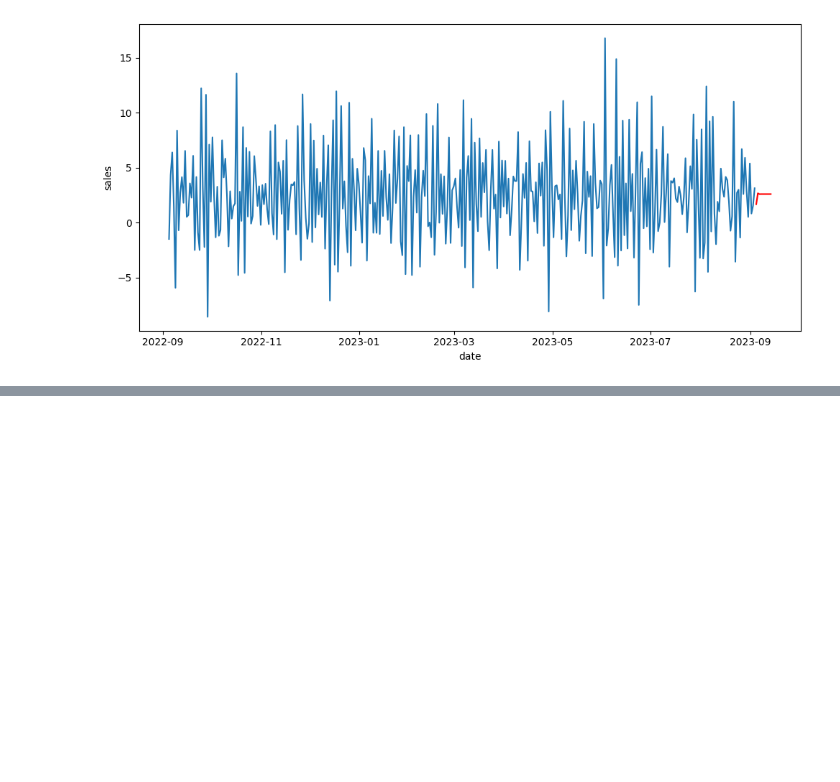
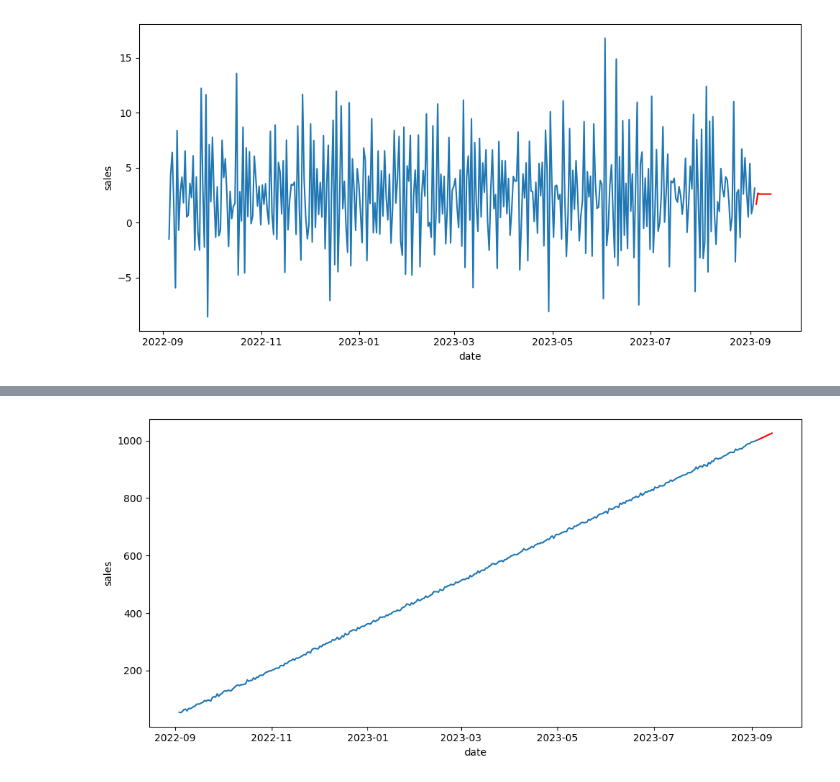
Before and after one commit to 4GeeksAcademy/STA-Marina, a Jupyter notebook: src/explore.ipynb, the cells around one changed output, grey strips where cells are left out. Cells and saved outputs as stored; diff of their text form; code cells hidden in the pictures; blank space fills up the shorter version.

```diff
--- a/src/explore.ipynb
+++ b/src/explore.ipynb
@@ -244,0 +293,3 @@ plt.show()
+# %%
+forecast2 = model.predict(10)
+forecast2
@@ -244,0 +308,11 @@ plt.show()
+# %%
+fig, axis = plt.subplots(figsize = (10, 5))
+
+sns.lineplot(data = ts)
+sns.lineplot(data = forecast2, c = "red")
+
+plt.tight_layout()
+
+plt.show()
+# %% [output]
+[figure, added]
```
Also changed, not shown: parts of 7 cells of this notebook.
